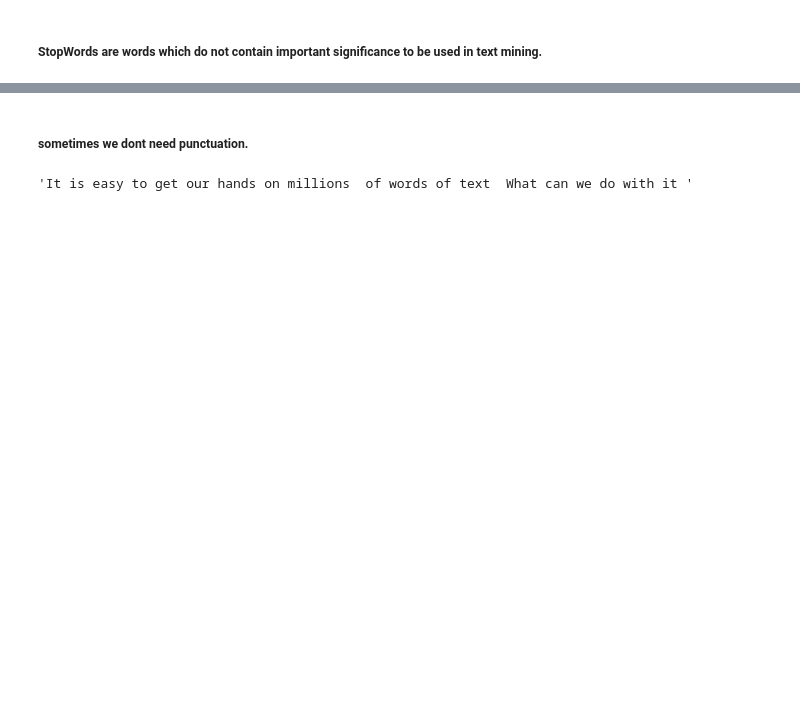
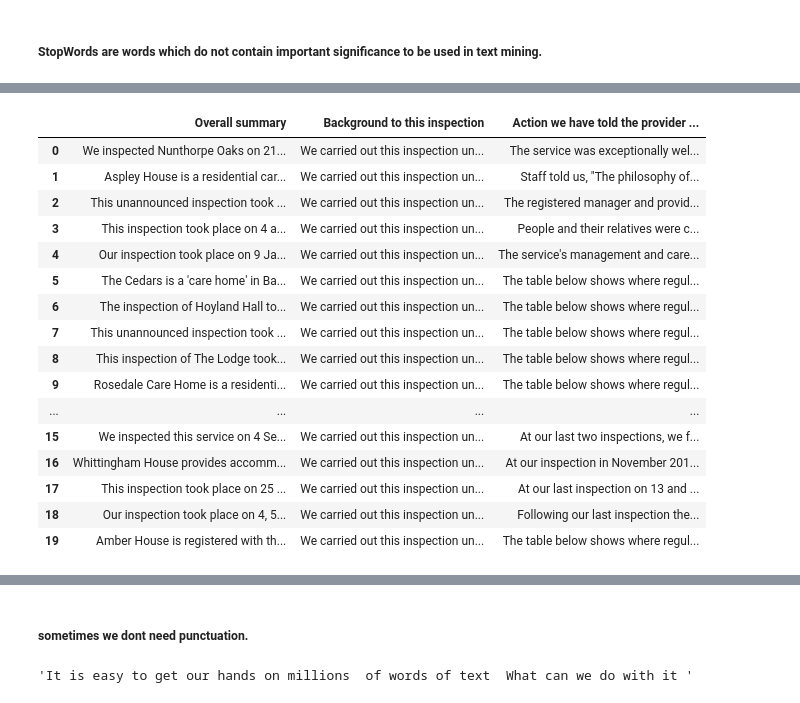
Before and after one commit to nlpforhealthcare18/nlpforhealthcare18.github.io, a Jupyter notebook: NLP_basics.ipynb, the cells around one changed output, grey strips where cells are left out. Cells and saved outputs as stored; diff of their text form; code cells hidden in the pictures; blank space fills up the shorter version.

```diff
--- a/NLP_basics.ipynb
+++ b/NLP_basics.ipynb
@@ -362,0 +465,20 @@ stopWords = set(stopwords.words('english'))
+# %%
+selected_df
+# %% [output]
+|  | Overall summary | Background to this inspection | Action we have told the provider ... |
+| 0 | We inspected Nunthorpe Oaks on 21... | We carried out this inspection un... | The service was exceptionally wel... |
+| 1 | Aspley House is a residential car... | We carried out this inspection un... | Staff told us, "The philosophy of... |
+| 2 | This unannounced inspection took ... | We carried out this inspection un... | The registered manager and provid... |
+| 3 | This inspection took place on 4 a... | We carried out this inspection un... | People and their relatives were c... |
+| 4 | Our inspection took place on 9 Ja... | We carried out this inspection un... | The service's management and care... |
+| 5 | The Cedars is a 'care home' in Ba... | We carried out this inspection un... | The table below shows where regul... |
+| 6 | The inspection of Hoyland Hall to... | We carried out this inspection un... | The table below shows where regul... |
+| 7 | This unannounced inspection took ... | We carried out this inspection un... | The table below shows where regul... |
+| 8 | This inspection of The Lodge took... | We carried out this inspection un... | The table below shows where regul... |
+| 9 | Rosedale Care Home is a residenti... | We carried out this inspection un... | The table below shows where regul... |
+| ... | ... | ... | ... |
+| 15 | We inspected this service on 4 Se... | We carried out this inspection un... | At our last two inspections, we f... |
+| 16 | Whittingham House provides accomm... | We carried out this inspection un... | At our inspection in November 201... |
+| 17 | This inspection took place on 25 ... | We carried out this inspection un... | At our last inspection on 13 and ... |
+| 18 | Our inspection took place on 4, 5... | We carried out this inspection un... | Following our last inspection the... |
+| 19 | Amber House is registered with th... | We carried out this inspection un... | The table below shows where regul... |
```
Also changed, not shown: parts of 30 cells of this notebook.
